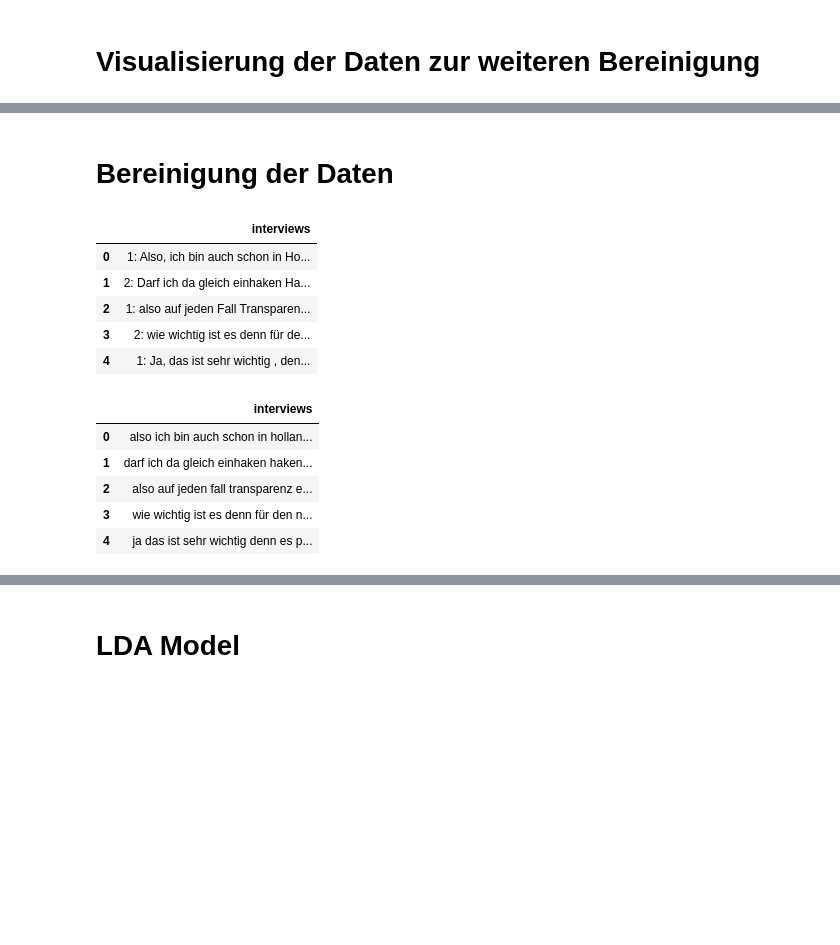
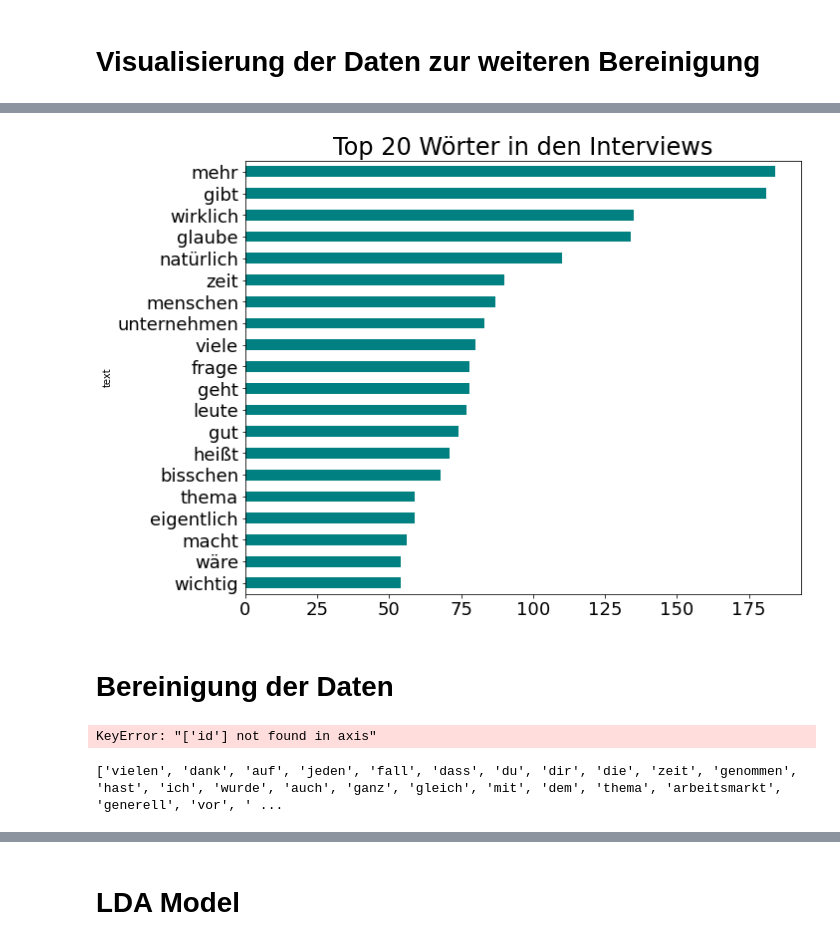
Before and after one commit to Verena-Lemberger/masterarbeit, a Jupyter notebook: nlp/nlp_ma.ipynb, the cells around one changed output, grey strips where cells are left out. Drawn from its saved outputs; the diff is of its cells as text; code cells hidden in the pictures; blank space fills up the shorter version.

```diff
--- a/nlp/nlp_ma.ipynb
+++ b/nlp/nlp_ma.ipynb
@@ -39,0 +35,24 @@ df.head()
+# %%
+#import glob
+#files = glob.glob("transcripts/Interview*.xlsx")
+#df = pd.DataFrame()
+#for file in files:
+#     if file.endswith('.xlsx'):
+#         df = df.append(pd.read_excel(file), ignore_index=True)
+#df.head()
+#df.describe()
+#interview1 = pd.read_excel("transcripts/Interview_1_transcript.xlsx")
+#interview2 = pd.read_excel("transcripts/Interview_2_transcript.xlsx")
+#interview3 = pd.read_excel("transcripts/Interview_3_transcript.xlsx")
+#interview4 = pd.read_excel("transcripts/Interview_4_transcript.xlsx")
+#interview5 = pd.read_excel("transcripts/Interview_5_transcript.xlsx")
+#interview6 = pd.read_excel("transcripts/Interview_6_transcript.xlsx")
+#interview7 = pd.read_excel("transcripts/Interview_7_transcript.xlsx")
+#interview8 = pd.read_excel("transcripts/Interview_8_transcript.xlsx")
+#interview9 = pd.read_excel("transcripts/Interview_9_transcript.xlsx")
+#interview10 = pd.read_excel("transcripts/Interview_10_transcript.xlsx")
+#df.columns = ["id", "interview1", "interview2", "interview3", "interview4", "interview5", "interview6", "interview7", "interview8", "interview9", "interview10"]
+
+df = pd.read_excel("transcripts/transcripts_joined.xlsx")
+df.columns = ["id", "text"]
+df.head()
@@ -39,0 +66,9 @@ df.head()
+# %%
+from nltk.corpus import stopwords
+
+stopwords = stopwords.words("german")
+
+#my_stopwords = [unicode(x.strip(), 'utf-8') for x in open('stopwords_german.txt','r').read().split('\n')]
+stopwords.extend(["ja", "sec", "einfach", "start", "end", "schon", "mal", "halt", "vielleicht", "immer", "ganz", "sagen", "irgendwie", "eben", "lemberger"])
+
+print(stopwords)
@@ -42,16 +79,14 @@ df.head()
 # Visualisierung der Daten zur weiteren Bereinigung
 # %%
 def get_top_words(corpus, n=None):
-    stops = stopwords.words('german')
-    stops.append('gt')
-    cvec = CountVectorizer(stop_words = stops).fit(corpus)
+    cvec = CountVectorizer(stop_words = stopwords).fit(corpus)
     bag_of_words = cvec.transform(corpus)
     sum_words = bag_of_words.sum(axis=0)
     words_freq = [(word, sum_words[0, idx]) for word, idx in cvec.vocabulary_.items()]
     words_freq =sorted(words_freq, key = lambda x: x[1], reverse=True)
     return words_freq[:n]
 # %%
-common_words = get_top_words(df['interviews'], 20)
+common_words = get_top_words(df["text"], 20)
 for word, freq in common_words:
     print(word, freq)
 # %% [output]
@@ -78,28 +113,30 @@ müssen 16
+# %%
+# Top 20 Words in Interviews ohne Stopwords einfach
+df_titles = pd.DataFrame(common_words, columns=["text", "count"])
+plt.figure(figsize=(10,8))
+df_titles.groupby("text").sum()["count"].sort_values(ascending=True).plot(kind='barh', fontsize=18, color="teal")
+plt.title("Top 20 Wörter in den Interviews", fontsize=24);
+# %% [output]
+[figure, added]
 # %% [markdown]
 # Bereinigung der Daten
 # %%
-df = df.drop(columns=["id"])
-df.head()
+#df = df.drop(columns=["id"])
+#df.head()
 # %% [output]
-|  | interviews |
-| 0 | 1: Also, ich bin auch schon in Ho... |
-| 1 | 2: Darf ich da gleich einhaken Ha... |
-| 2 | 1: also auf jeden Fall Transparen... |
-| 3 | 2: wie wichtig ist es denn für de... |
-| 4 | 1: Ja, das ist sehr wichtig , den... |
+KeyError: "['id'] not found in axis"
 # %%
 # Remove punctuation
-df['interviews'] = \
-df['interviews'].map(lambda x: re.sub('[,\.!?:12]', '', x))
+df["text"] = \
+df["text"].map(lambda x: re.sub("[,\.!?:12]", "", x))
 
 # Convert the texts to lowercase
-df['interviews'] = \
-df['interviews'].map(lambda x: x.lower())
-df.head()
+df["text"] = \
+df["text"].map(lambda x: x.lower())
+
+#Tokenize data
+data = df.text.values.tolist()
+dft = gensim.utils.simple_preprocess(str(data), deacc=True)
+print(dft)
 # %% [output]
-|  | interviews |
-| 0 | also ich bin auch schon in hollan... |
-| 1 | darf ich da gleich einhaken haken... |
-| 2 | also auf jeden fall transparenz e... |
-| 3 | wie wichtig ist es denn für den n... |
-| 4 | ja das ist sehr wichtig denn es p... |
+['vielen', 'dank', 'auf', 'jeden', 'fall', 'dass', 'du', 'dir', 'die', 'zeit', 'genommen', 'hast', 'ich', 'wurde', 'auch', 'ganz', 'gleich', 'mit', 'dem', 'thema', 'arbeitsmarkt', 'generell', 'vor', ' ...
```
Also changed, not shown: parts of 18 cells of this notebook, 3 other files.
